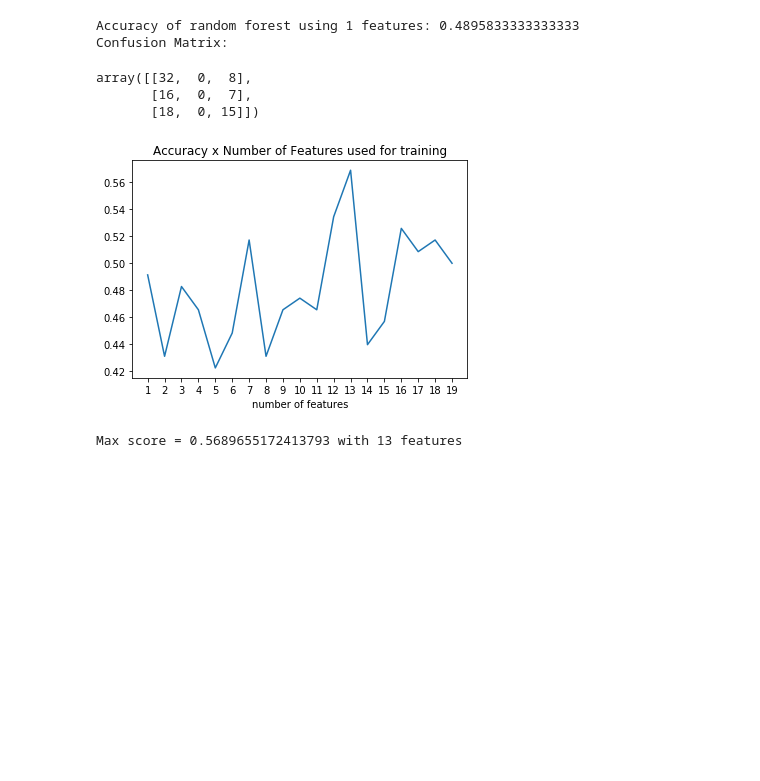
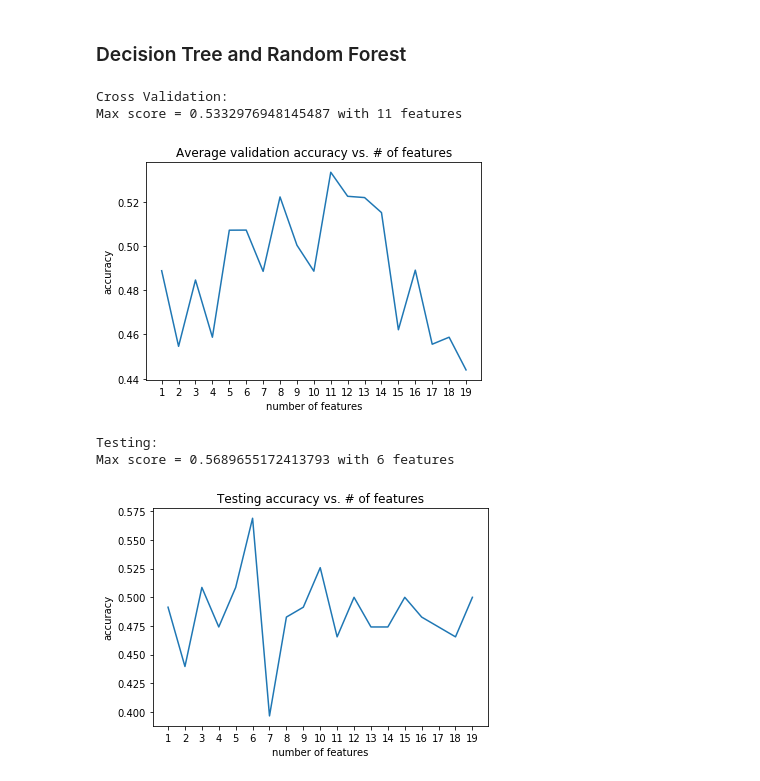
Before and after one commit to acpollmann/soccer-training, a Jupyter notebook: main_notebook.ipynb, the cells around one changed output. Saved outputs shown, nothing was run; the diff lists cells and outputs as text; code cells hidden in the pictures; blank space fills up the shorter version.

Commit message:
corrects cross validation; 3d plot for random forest over # of features and # of estimators

```diff
--- a/main_notebook.ipynb
+++ b/main_notebook.ipynb
@@ -439,9 +451,13 @@ fig.show()
 # %%
-def plot_scores(scores):
+def plot_scores(scores, title="Accuracy x Number of features used for training"):
+
+    # Print max score
+    print(f"Max score = {np.max(scores)} with {np.argmax(scores) + 1} features")
+
     # Plot results
     plt.plot(range(1,20), scores)
-    plt.title("Accuracy x Number of Features used for training")
+    plt.title(title)
     plt.xlabel("number of features")
+    plt.ylabel("accuracy")
     plt.xticks(range(1,20))
     plt.show()
-    print(f"Max score = {np.max(scores)} with {np.argmax(scores) + 1} features")
@@ -511,53 +537,28 @@ Accuracy of decision tree using 19 features: 0.3854166666666667
-# %%
-# Model 2: Random Forest
-# Using all features
-
-from sklearn.ensemble import RandomForestClassifier
-
-# Choose number of features to use, sorted by importance (max=19)
-num_features = 1
-
-features_array = np.flip(np.array(avg_importance_scores_df.index))
-X = games_comb_df[features_array[0:num_features]]
-y = games_comb_df["WDL"]
-
-# Normalize data to mean=0 and std=1
-X = (X - np.mean(X, axis=0)) / np.std(X, axis=0)
-
-# Split data into training, validation and testing
-X_train, X_test, y_train, y_test = train_test_split(X, y, test_size=0.25)
-# X_train, X_validation, y_train, y_validation = train_test_split(X_train, y_train, test_size=0.25, random_state=0)
-
-# Train the model
-# random_forest = RandomForestClassifier(criterion='entropy', n_estimators=140, random_state=0, max_depth=5)
-random_forest = RandomForestClassifier()
-random_forest.fit(X_train, y_train)
-# preds = random_forest.predict(X_test)
-# sc = cross_val_score(random_forest, X_test, preds)
-# mean_scores = np.mean(sc)
-# print(f"i = {num_features} score = {mean_scores}")
-
-# Test the model
-accuracy = random_forest.score(X_test, y_test)
-print(f"Accuracy of random forest using {num_features} features: {accuracy}")
-print("Confusion Matrix:")
-confusion_matrix(y_test, random_forest.predict(X_test))
-# %% [output]
-Accuracy of random forest using 1 features: 0.4895833333333333
-Confusion Matrix:
-array([[32,  0,  8],
-       [16,  0,  7],
-       [18,  0, 15]])
+# %% [markdown]
+### Decision Tree and Random Forest
 # %%
-# Model 2: Random Forest
+# Model 1: Random Forest (default = 100 Trees)
 # Varying the features
+
+from sklearn.ensemble import RandomForestClassifier
 
 # Note: can't seem to get consistent results because of the random nature of random forest.
 # We might need to consider averaging over 100 runs or using a consistent seed.
 
-clf = RandomForestClassifier()
-scores = loop_features(clf, test_size=0.3, normalize=True)
-plot_scores(scores)
+# clf = RandomForestClassifier()
+clf = RandomForestClassifier(random_state=0) # seed the random generator for determinism
+
+print("Cross Validation:")
+scores = loop_features_cv(clf, test_size=0.3)
+plot_scores(scores, "Average validation accuracy vs. # of features")
+
+print("Testing:")
+scores = loop_features(clf, test_size=0.3)
+plot_scores(scores, "Testing accuracy vs. # of features")
 # %% [output]
+Cross Validation:
+Max score = 0.5332976948145487 with 11 features
-[figure, old version]
+[figure, new version]
-Max score = 0.5689655172413793 with 13 features
+Testing:
+Max score = 0.5689655172413793 with 6 features
+[figure, added]
```
Also changed, not shown: parts of 17 cells of this notebook.
